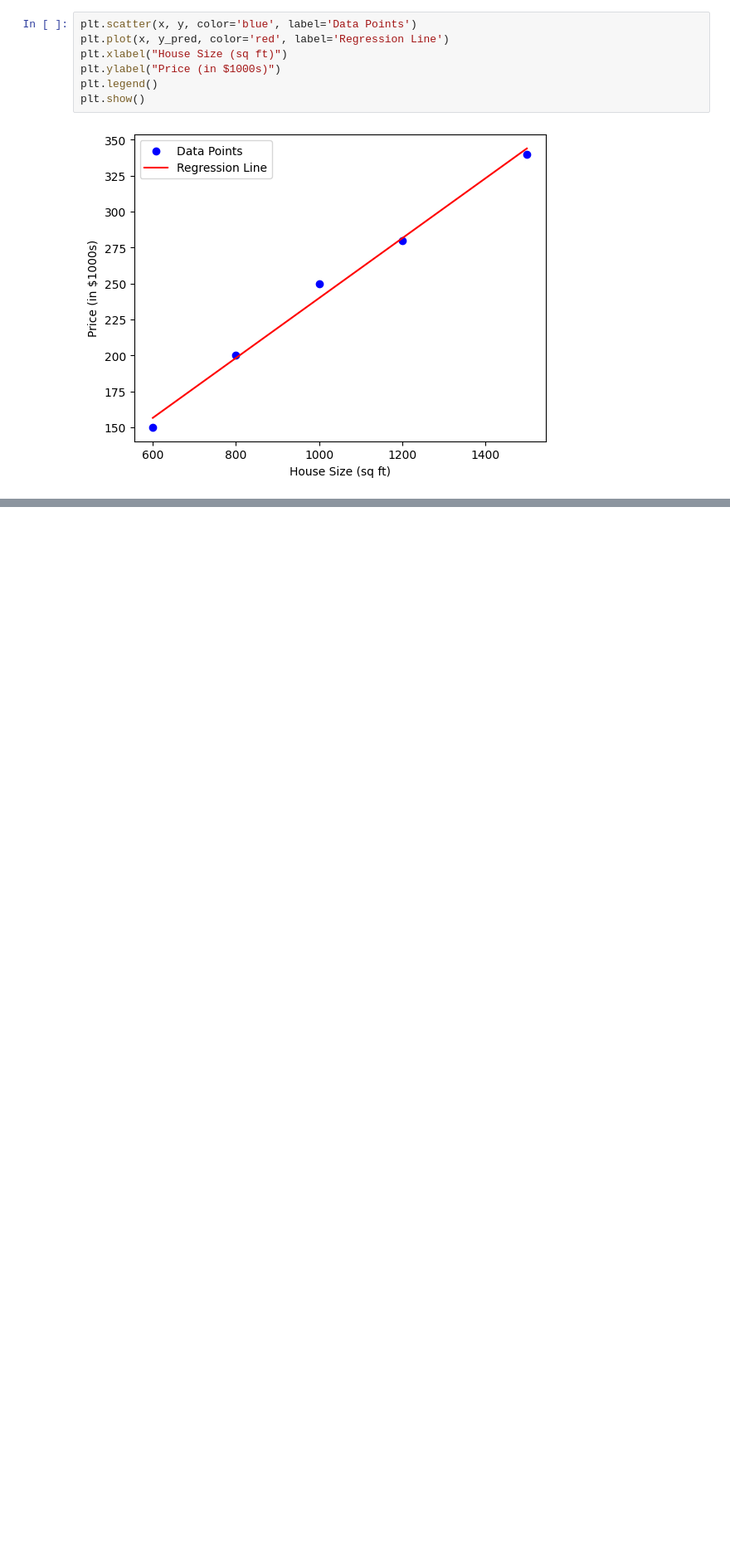
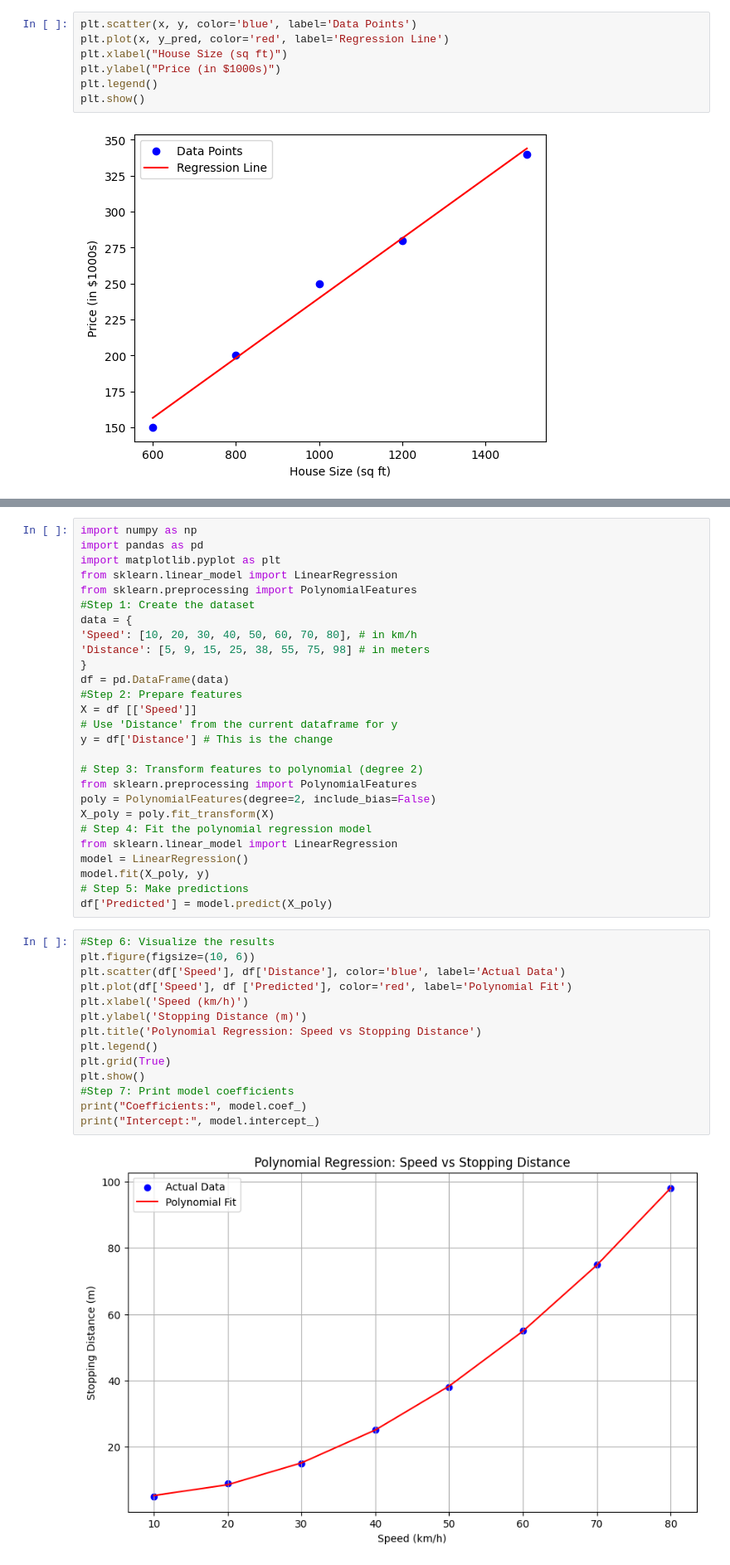
Before and after one commit to 2303a52506/P-S-2025, a Jupyter notebook: P&S_10.ipynb, the cells around one changed output, grey strips where cells are left out. Shown at 83% size. Cells and saved outputs as stored; diff of their text form; blank space fills up the shorter version.

```diff
--- a/P&S_10.ipynb
+++ b/P&S_10.ipynb
@@ -33,0 +98,43 @@ plt.show()
+# %%
+import numpy as np
+import pandas as pd
+import matplotlib.pyplot as plt
+from sklearn.linear_model import LinearRegression
+from sklearn.preprocessing import PolynomialFeatures
+#Step 1: Create the dataset
+data = {
+'Speed': [10, 20, 30, 40, 50, 60, 70, 80], # in km/h
+'Distance': [5, 9, 15, 25, 38, 55, 75, 98] # in meters
+}
+df = pd.DataFrame(data)
+#Step 2: Prepare features
+X = df [['Speed']]
+# Use 'Distance' from the current dataframe for y
+y = df['Distance'] # This is the change
+
+# Step 3: Transform features to polynomial (degree 2)
+from sklearn.preprocessing import PolynomialFeatures
+poly = PolynomialFeatures(degree=2, include_bias=False)
+X_poly = poly.fit_transform(X)
+# Step 4: Fit the polynomial regression model
+from sklearn.linear_model import LinearRegression
+model = LinearRegression()
+model.fit(X_poly, y)
+# Step 5: Make predictions
+df['Predicted'] = model.predict(X_poly)
+# %%
+#Step 6: Visualize the results
+plt.figure(figsize=(10, 6))
+plt.scatter(df['Speed'], df['Distance'], color='blue', label='Actual Data')
+plt.plot(df['Speed'], df ['Predicted'], color='red', label='Polynomial Fit')
+plt.xlabel('Speed (km/h)')
+plt.ylabel('Stopping Distance (m)')
+plt.title('Polynomial Regression: Speed vs Stopping Distance')
+plt.legend()
+plt.grid(True)
+plt.show()
+#Step 7: Print model coefficients
+print("Coefficients:", model.coef_)
+print("Intercept:", model.intercept_)
+# %% [output]
+[figure, added]
```
Also changed, not shown: parts of 8 cells of this notebook.
